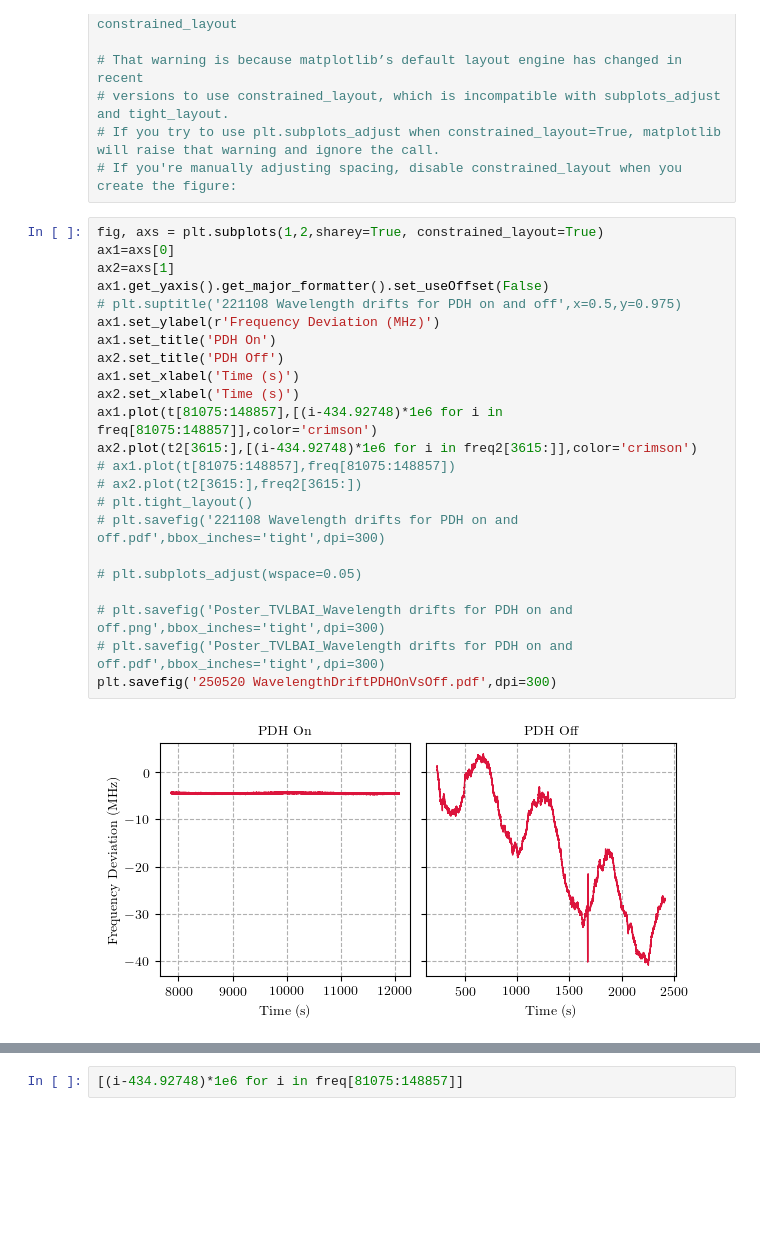
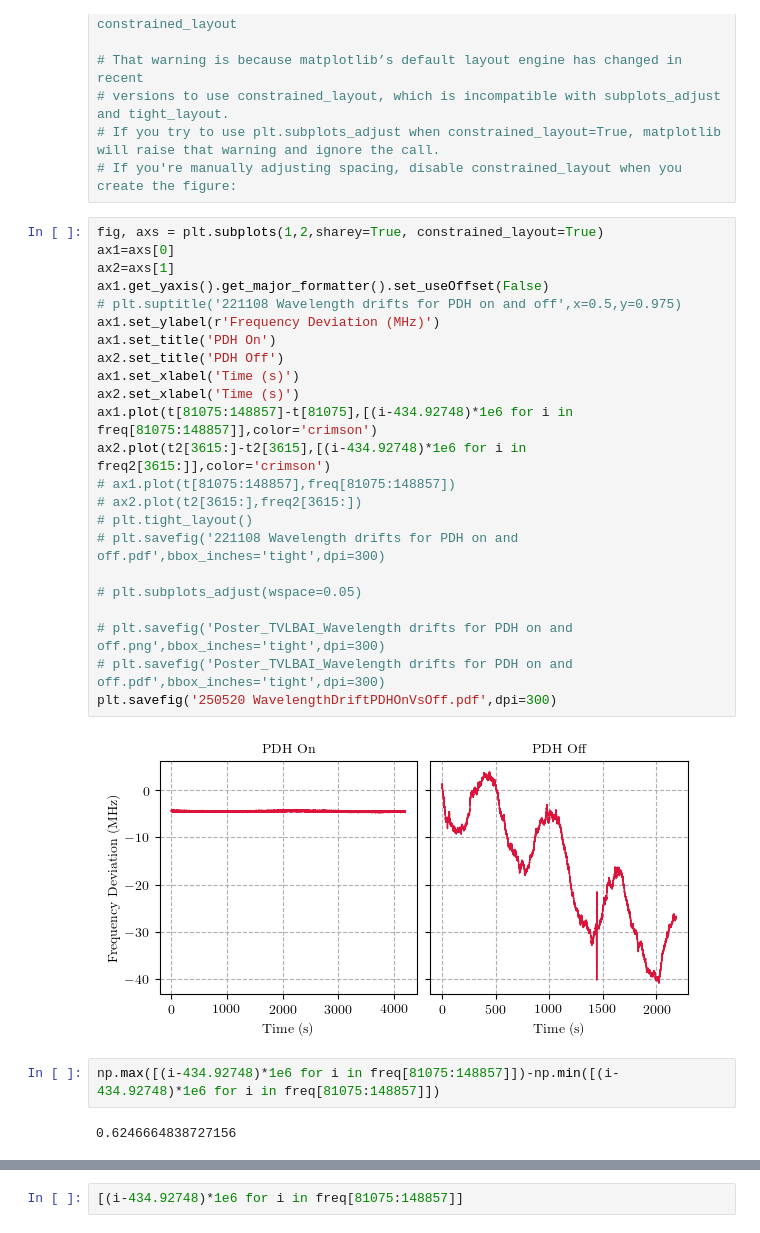
Before and after one commit to hsuchungchuan/Projects, a Jupyter notebook: 221108 PDH Linewidth Plots/221108 Wavelength Drift PDH On vs Off.ipynb, the cells around one changed output, grey strips where cells are left out. Drawn from its saved outputs; the diff is of its cells as text; blank space fills up the shorter version.

```diff
--- a/221108 PDH Linewidth Plots/221108 Wavelength Drift PDH On vs Off.ipynb
+++ b/221108 PDH Linewidth Plots/221108 Wavelength Drift PDH On vs Off.ipynb
@@ -282,25 +279,29 @@ plt.rcParams['axes.grid'] = True
 # %%
 fig, axs = plt.subplots(1,2,sharey=True, constrained_layout=True)
 ax1=axs[0]
 ax2=axs[1]
 ax1.get_yaxis().get_major_formatter().set_useOffset(False)
 # plt.suptitle('221108 Wavelength drifts for PDH on and off',x=0.5,y=0.975)
 ax1.set_ylabel(r'Frequency Deviation (MHz)')
 ax1.set_title('PDH On')
 ax2.set_title('PDH Off')
 ax1.set_xlabel('Time (s)')
 ax2.set_xlabel('Time (s)')
-ax1.plot(t[81075:148857],[(i-434.92748)*1e6 for i in freq[81075:148857]],color='crimson')
-ax2.plot(t2[3615:],[(i-434.92748)*1e6 for i in freq2[3615:]],color='crimson')
+ax1.plot(t[81075:148857]-t[81075],[(i-434.92748)*1e6 for i in freq[81075:148857]],color='crimson')
+ax2.plot(t2[3615:]-t2[3615],[(i-434.92748)*1e6 for i in freq2[3615:]],color='crimson')
 # ax1.plot(t[81075:148857],freq[81075:148857])
 # ax2.plot(t2[3615:],freq2[3615:])
 # plt.tight_layout()
 # plt.savefig('221108 Wavelength drifts for PDH on and off.pdf',bbox_inches='tight',dpi=300)
 
 # plt.subplots_adjust(wspace=0.05)
 
 # plt.savefig('Poster_TVLBAI_Wavelength drifts for PDH on and off.png',bbox_inches='tight',dpi=300)
 # plt.savefig('Poster_TVLBAI_Wavelength drifts for PDH on and off.pdf',bbox_inches='tight',dpi=300)
 plt.savefig('250520 WavelengthDriftPDHOnVsOff.pdf',dpi=300)
 # %% [output]
-[figure, old version]
+[figure, new version]
+# %%
+np.max([(i-434.92748)*1e6 for i in freq[81075:148857]])-np.min([(i-434.92748)*1e6 for i in freq[81075:148857]])
+# %% [output]
+0.6246664838727156
```
Also changed, not shown: parts of 9 cells of this notebook, 2 other files.
